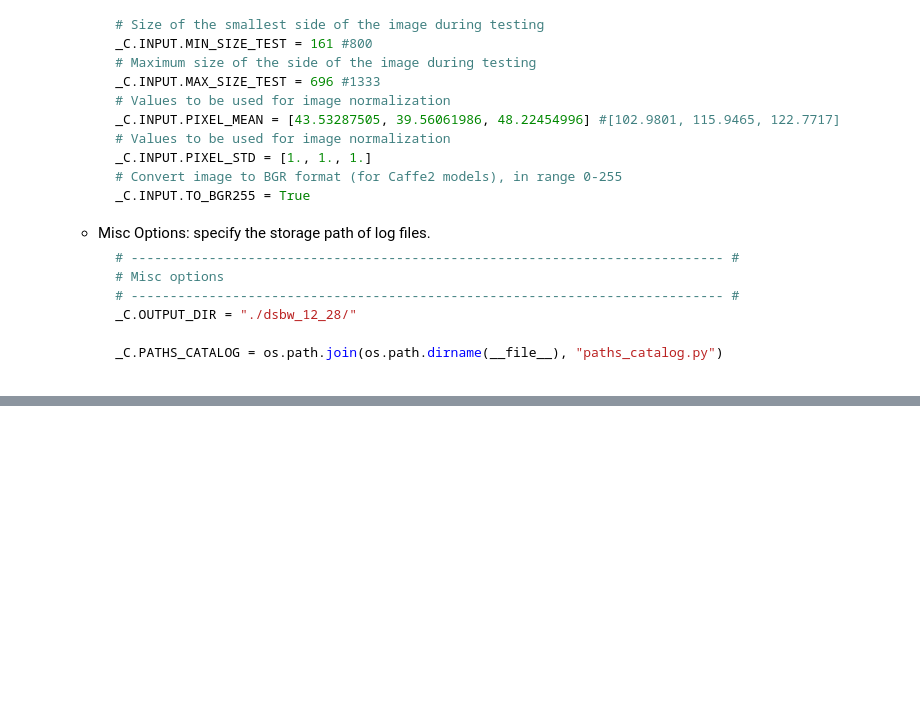
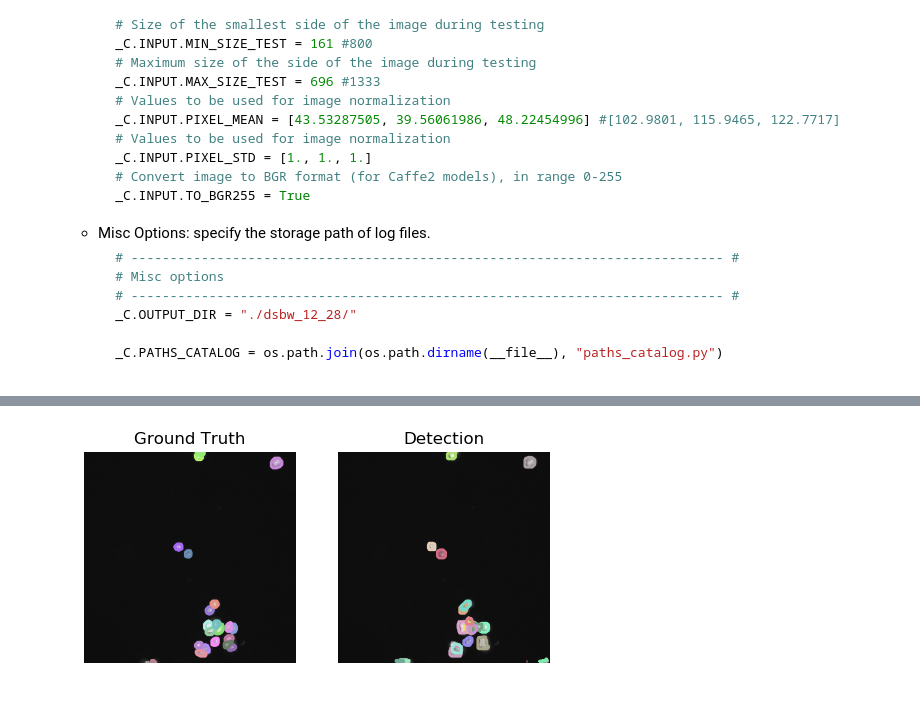
Before and after one commit to BobZhangHT/maskrcnn-benchmark, a Jupyter notebook: Tutorial.ipynb, the cells around one changed output, grey strips where cells are left out. Saved outputs shown, nothing was run; the diff lists cells and outputs as text; code cells hidden in the pictures; blank space fills up the shorter version.

Commit message:
update tutorial on inference

```diff
--- a/Tutorial.ipynb
+++ b/Tutorial.ipynb
@@ -246,0 +270,21 @@ KeyboardInterrupt
+# %%
+testFile='./datasets/dsbw/test.json'
+resFile='./dsbw_12_28/inference/coco_dsbw_test/segm.json'
+# %%
+cocoGt=COCO(testFile)
+cocoDt=cocoGt.loadRes(resFile) # use loadRes to load the results files
+# remove the empty (all entries in mask are zeros) mask in cocoDt
+# and transfer the rle segm into polygon for better visual effect
+anns=[]
+for ann in cocoDt.dataset['annotations']:
+    msk=mask_utils.decode(ann['segmentation'])
+    if np.sum(msk)>0: # remove the empty segm
+        ann['segmentation']=bimask_to_polygon(msk)
+        if ann['segmentation']!=[]: # if not [] which may take place when len(contour<=4)
+            anns.append(ann)
+# reorder the id
+for i,ann in enumerate(anns,start=1):
+    ann['id']=i
+cocoDt.dataset['annotations']=anns
+# reindex the dataset
+cocoDt.createIndex()
@@ -246,0 +302,26 @@ KeyboardInterrupt
+# %%
+imgIds=5 # the image id
+# load the annotations
+annIdsGt=cocoGt.getAnnIds(imgIds=imgIds)
+annIdsDt=cocoDt.getAnnIds(imgIds=imgIds)
+annsGt=cocoGt.loadAnns(annIdsGt)
+annsDt=cocoDt.loadAnns(annIdsDt)
+# %%
+# load the image
+img=cocoGt.loadImgs(imgIds)[0]
+I=plt.imread('./datasets/dsbw/'+img['file_name'])
+plt.figure(dpi=100)
+# subplot 1
+plt.subplot(121)
+plt.axis('off')
+plt.imshow(I)
+plt.title('Ground Truth')
+cocoGt.showAnns(annsGt)
+# subplot 2
+plt.subplot(122)
+plt.axis('off')
+plt.imshow(I)
+plt.title('Detection')
+cocoDt.showAnns(annsDt)
+# %% [output]
+[figure, added]
```
Also changed, not shown: parts of 20 cells of this notebook, 11 other files.
